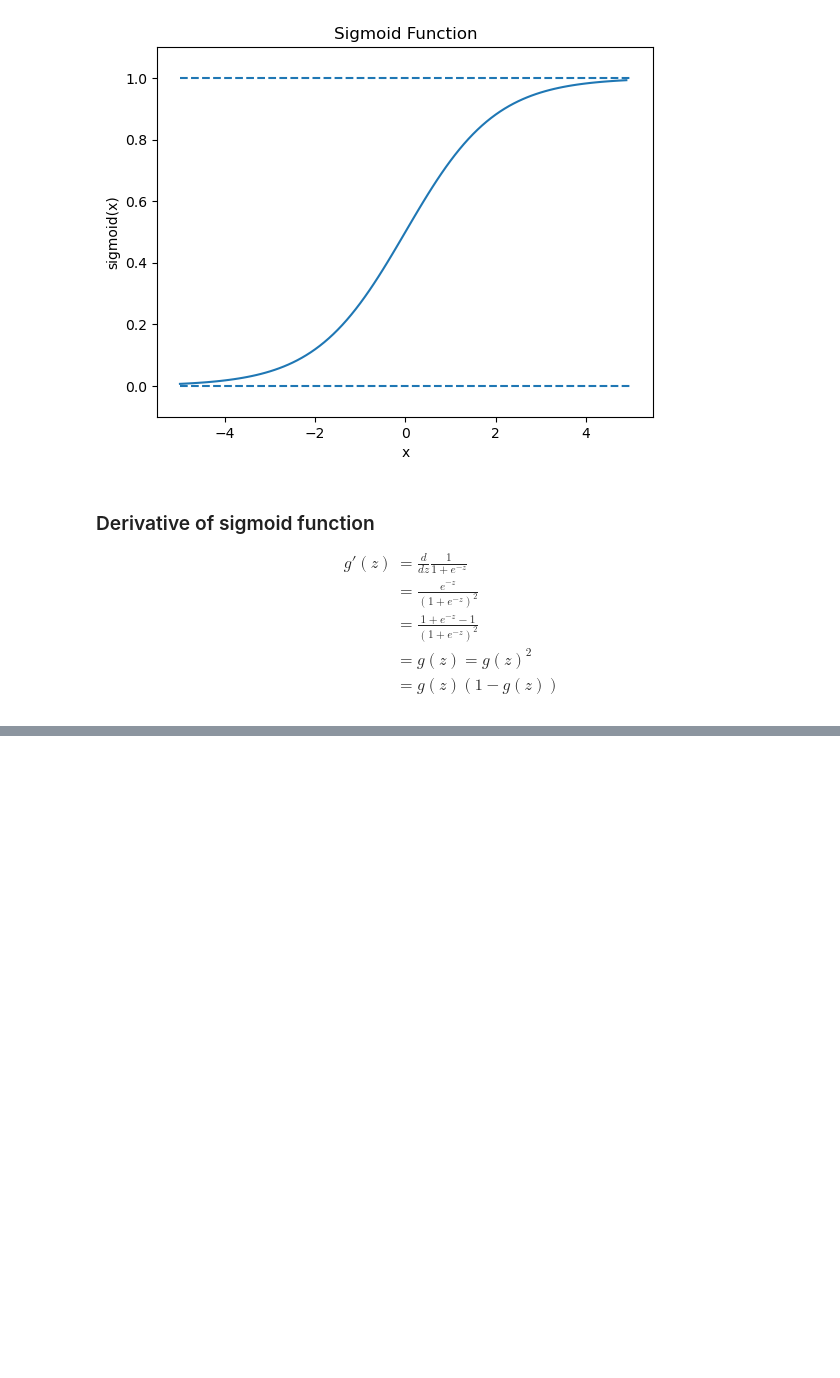
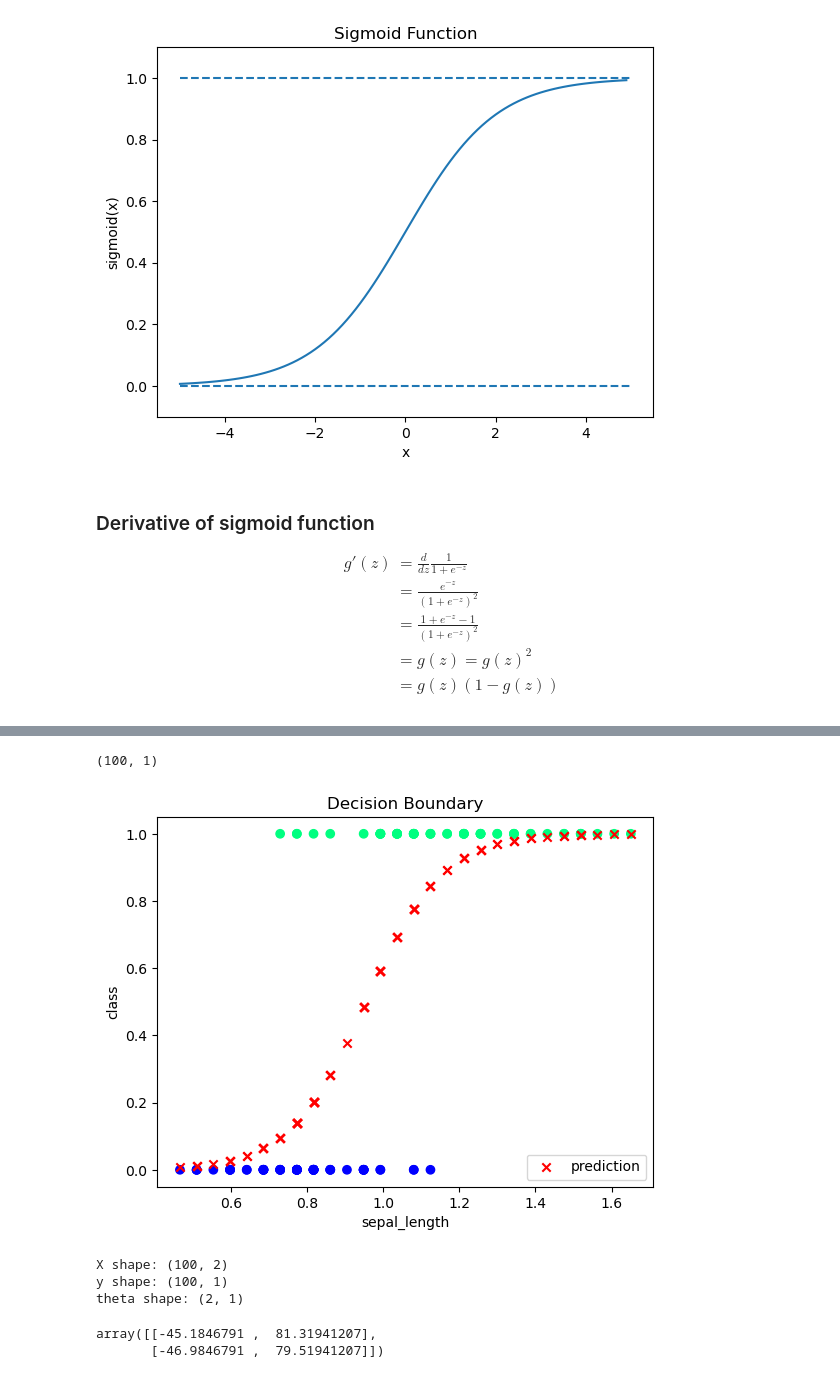
Before and after one commit to AshishSinha5/course_notes, a Jupyter notebook: cs229/chapter_2.ipynb, the cells around one changed output, grey strips where cells are left out. Drawn from its saved outputs; the diff is of its cells as text; code cells hidden in the pictures; blank space fills up the shorter version.

```diff
--- a/cs229/chapter_2.ipynb
+++ b/cs229/chapter_2.ipynb
@@ -52,0 +161,57 @@ $$
+# %%
+y.shape
+# %% [output]
+(100, 1)
+# %%
+# plot decision boundary
+plt.scatter(X[:,1], y, c=y, cmap='winter')
+h = sigmoid(X @ theta)
+plt.scatter(X[:,1], h, marker='x', c='r', label='prediction')
+plt.xlabel('sepal_length')
+plt.ylabel('class')
+plt.title('Decision Boundary')
+plt.legend()
+plt.show()
+# %% [output]
+[figure, added]
+# %%
+# stochastic gradient descent with only 1 feature (sepal length)
+epoch = 1000
+alpha = 0.01
+n = len(df_binary)
+
+# initial guess of theta
+theta = np.array([[4.8], [3.]])
+# feature matrix
+
+X = df_binary['sepal_length'].values.reshape(-1,1)
+X = np.hstack((np.ones((n,1)), X))
+# normalize
+X = (X - X.mean()) / X.std()
+y = df_binary['class'].values.reshape(-1,1)
+
+print(f"X shape: {X.shape} \ny shape: {y.shape} \ntheta shape: {theta.shape}")
+
+# cost function
+def cost_function(X, y, theta):
+    m = len(y)
+    h = sigmoid(X @ theta)
+    J = np.sum(-y * np.log(h) - (1-y) * np.log(1-h))
+    return J
+
+J = []
+# stochastic gradient descent
+for i in tqdm(range(epoch)):
+    for j in range(n):
+        h = sigmoid(X[j] @ theta)
+        J.append(cost_function(X, y, theta))
+        theta = theta - (alpha) * (X[j]*(h-y[j]))
+# %% [output]
+X shape: (100, 2)
+y shape: (100, 1)
+theta shape: (2, 1)
+# %%
+theta
+# %% [output]
+array([[-45.1846791 ,  81.31941207],
+       [-46.9846791 ,  79.51941207]])
```
Also changed, not shown: parts of 7 cells of this notebook.
